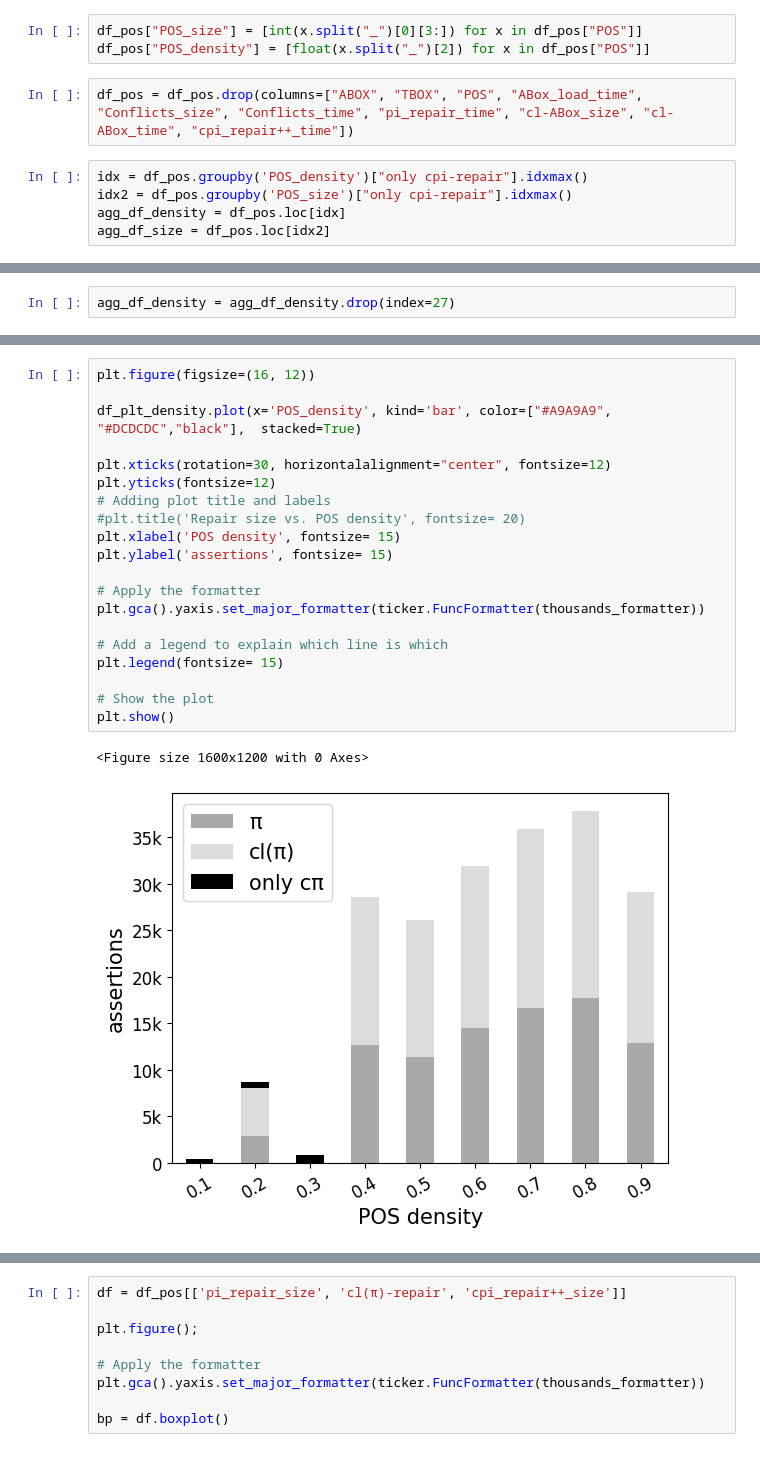
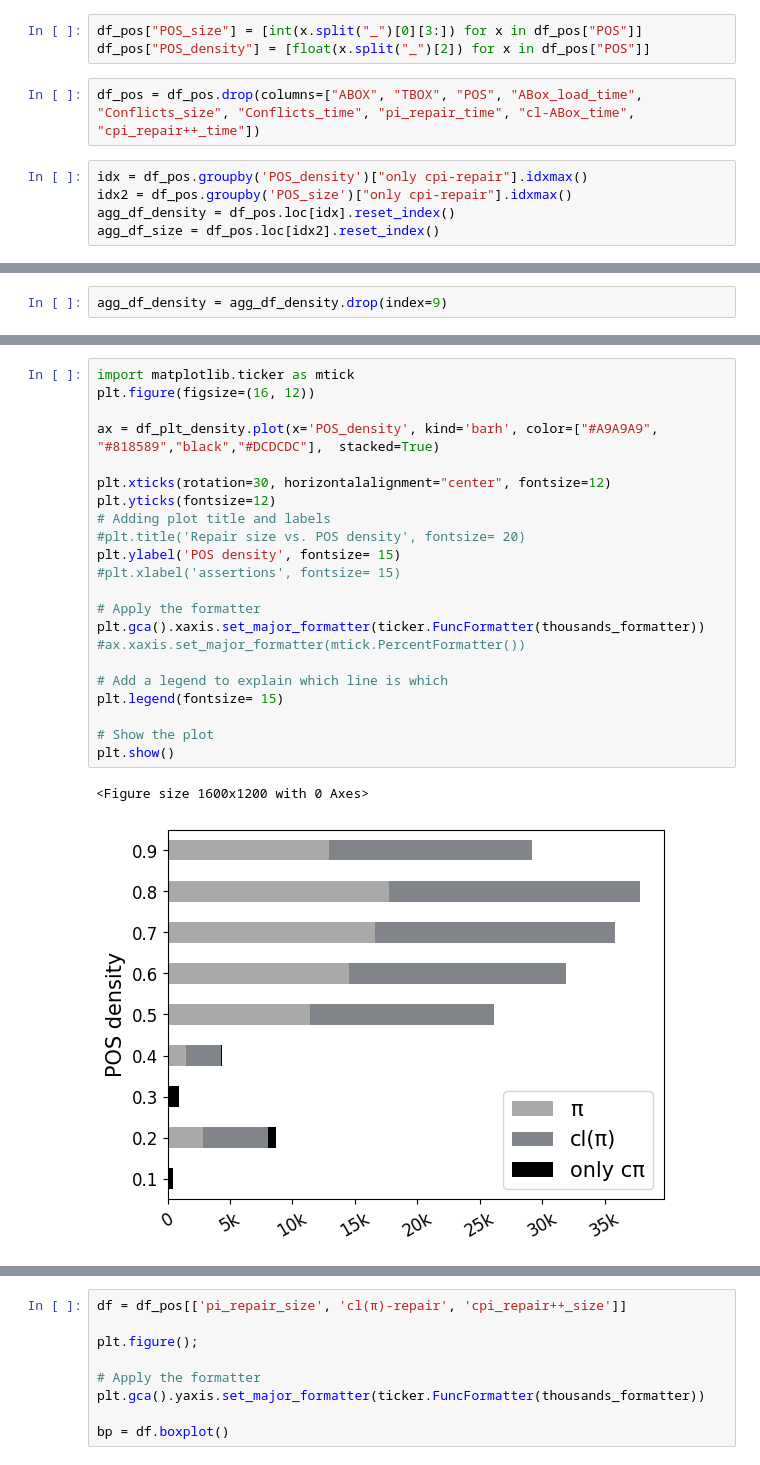
Before and after one commit to ahmedlaouar/py_reasoner, a Jupyter notebook: bench_prepa/cpi_repair_plots.ipynb, the cells around one changed output, grey strips where cells are left out. Cells and saved outputs as stored; diff of their text form.

Commit message:
Plot results.

```diff
--- a/bench_prepa/cpi_repair_plots.ipynb
+++ b/bench_prepa/cpi_repair_plots.ipynb
@@ -171,9 +272,9 @@ df_pos = pd.read_csv('u1_pos_results.csv', sep=';')
 df_pos["POS_size"] = [int(x.split("_")[0][3:]) for x in df_pos["POS"]]
 df_pos["POS_density"] = [float(x.split("_")[2]) for x in df_pos["POS"]]
 # %%
-df_pos = df_pos.drop(columns=["ABOX", "TBOX", "POS", "ABox_load_time", "Conflicts_size", "Conflicts_time", "pi_repair_time", "cl-ABox_size", "cl-ABox_time", "cpi_repair++_time"])
+df_pos = df_pos.drop(columns=["ABOX", "TBOX", "POS", "ABox_load_time", "Conflicts_size", "Conflicts_time", "pi_repair_time", "cl-ABox_time", "cpi_repair++_time"])
 # %%
 idx = df_pos.groupby('POS_density')["only cpi-repair"].idxmax()
 idx2 = df_pos.groupby('POS_size')["only cpi-repair"].idxmax()
-agg_df_density = df_pos.loc[idx]
-agg_df_size = df_pos.loc[idx2]
+agg_df_density = df_pos.loc[idx].reset_index()
+agg_df_size = df_pos.loc[idx2].reset_index()
@@ -206,3 +281,3 @@ agg_df_density.head(11)
 # %%
-agg_df_density = agg_df_density.drop(index=27)
+agg_df_density = agg_df_density.drop(index=9)
 # %%
@@ -211,25 +286,27 @@ df_plt_size = agg_df_size[['POS_size', 'pi_repair_size', 'cl_pi_repair_size', 'o
 df_plt_density = df_plt_density.rename(columns={"pi_repair_size": "π", "cl_pi_repair_size": "cl(π)","only cpi-repair": "only cπ"})
 df_plt_size = df_plt_size.rename(columns={"pi_repair_size": "π", "cl_pi_repair_size": "cl(π)","only cpi-repair": "only cπ"})
 # %%
+import matplotlib.ticker as mtick
 plt.figure(figsize=(16, 12))
 
-df_plt_density.plot(x='POS_density', kind='bar', color=["#A9A9A9", "#DCDCDC","black"],  stacked=True)
+ax = df_plt_density.plot(x='POS_density', kind='barh', color=["#A9A9A9", "#818589","black","#DCDCDC"],  stacked=True)
 
 plt.xticks(rotation=30, horizontalalignment="center", fontsize=12)
 plt.yticks(fontsize=12)
 # Adding plot title and labels
 #plt.title('Repair size vs. POS density', fontsize= 20)
-plt.xlabel('POS density', fontsize= 15)
-plt.ylabel('assertions', fontsize= 15)
+plt.ylabel('POS density', fontsize= 15)
+#plt.xlabel('assertions', fontsize= 15)
 
 # Apply the formatter
-plt.gca().yaxis.set_major_formatter(ticker.FuncFormatter(thousands_formatter))
+plt.gca().xaxis.set_major_formatter(ticker.FuncFormatter(thousands_formatter))
+#ax.xaxis.set_major_formatter(mtick.PercentFormatter())
 
 # Add a legend to explain which line is which
 plt.legend(fontsize= 15)
 
 # Show the plot
 plt.show()
 # %% [output]
 <Figure size 1600x1200 with 0 Axes>
-[figure, old version]
+[figure, new version]
```
Also changed, not shown: parts of 47 cells of this notebook.
